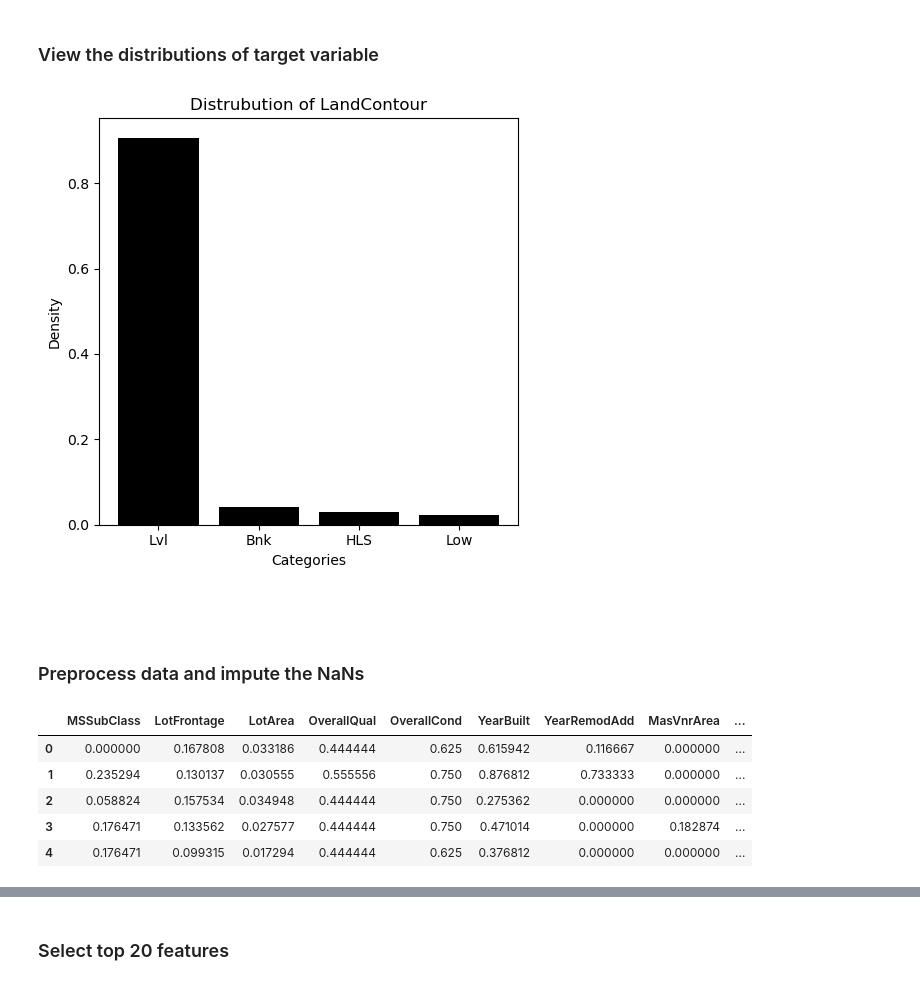
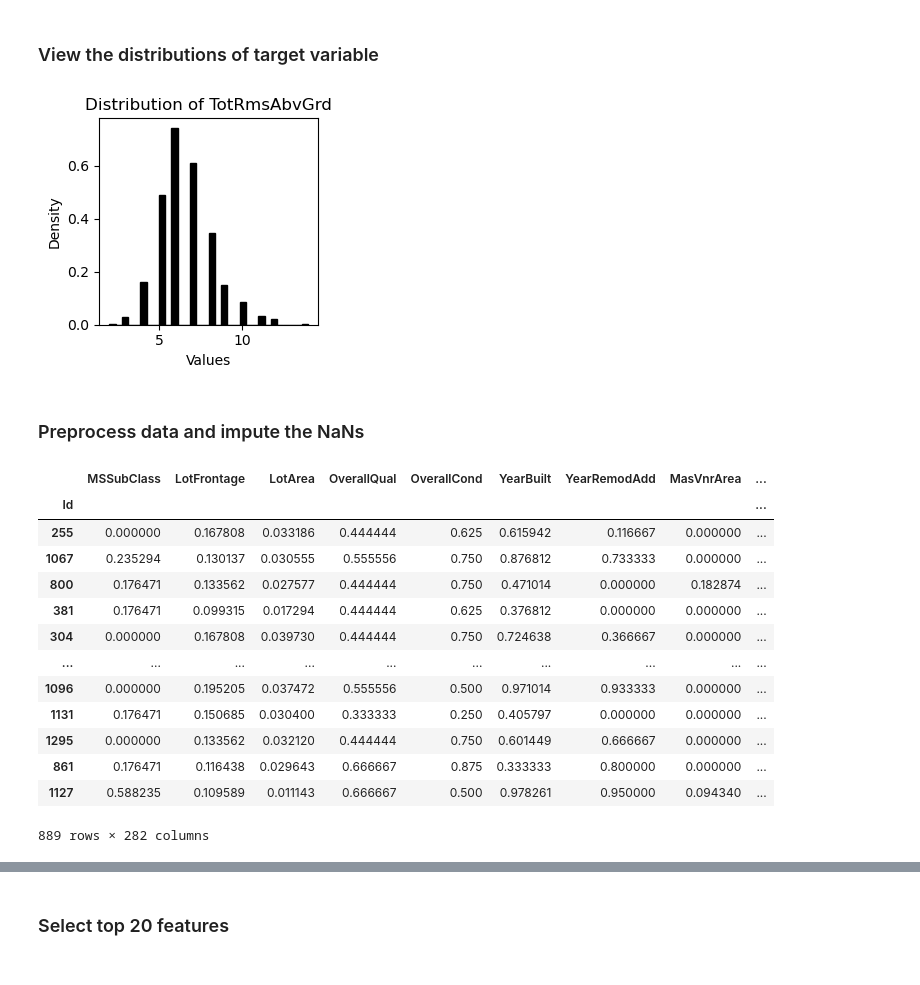
Before and after one commit to ajy25/TabularMagic, a Jupyter notebook: demo/regression_start_to_finish_demo.ipynb, the cells around one changed output, grey strips where cells are left out. Saved outputs shown, nothing was run; the diff lists cells and outputs as text; code cells hidden in the pictures.

```diff
--- a/demo/regression_start_to_finish_demo.ipynb
+++ b/demo/regression_start_to_finish_demo.ipynb
@@ -65,29 +65,35 @@ display(train_eda.continuous_summary_statistics)
 # %% [markdown]
 ### View the distributions of target variable
 # %%
-fig = train_eda['LandContour'].plot_distribution()    # create a Figure
+fig = train_eda['TotRmsAbvGrd'].plot_distribution(figsize=(3, 3))    # create a Figure
 display(fig)    # diplay the Figure
 plt.close(fig)  # close the Figure to conserve memory
 # %% [output]
-[figure, old version]
+[figure, new version]
-# %% [markdown]
-###
 # %% [markdown]
 ### Preprocess data and impute the NaNs
 # %%
 tm.reset_working_dfs()
 tm.preprocess_data(onehot_vars=tm.categorical_columns,
                    minmax_vars=tm.continuous_columns,
-                   imputation_strategy='10nn')
-tm.set_working_df_checkpoint('kevin')
-display(tm.head())
+                   imputation_strategy='drop')
+tm.set_working_df_checkpoint('preprocessed')
+display(tm.working_df_train)
 # %% [output]
 |  | MSSubClass | LotFrontage | LotArea | OverallQual | OverallCond | YearBuilt | YearRemodAdd | MasVnrArea | ... |
-| 0 | 0.000000 | 0.167808 | 0.033186 | 0.444444 | 0.625 | 0.615942 | 0.116667 | 0.000000 | ... |
-| 1 | 0.235294 | 0.130137 | 0.030555 | 0.555556 | 0.750 | 0.876812 | 0.733333 | 0.000000 | ... |
-| 2 | 0.058824 | 0.157534 | 0.034948 | 0.444444 | 0.750 | 0.275362 | 0.000000 | 0.000000 | ... |
-| 3 | 0.176471 | 0.133562 | 0.027577 | 0.444444 | 0.750 | 0.471014 | 0.000000 | 0.182874 | ... |
-| 4 | 0.176471 | 0.099315 | 0.017294 | 0.444444 | 0.625 | 0.376812 | 0.000000 | 0.000000 | ... |
+| Id |  |  |  |  |  |  |  |  | ... |
+| 255 | 0.000000 | 0.167808 | 0.033186 | 0.444444 | 0.625 | 0.615942 | 0.116667 | 0.000000 | ... |
+| 1067 | 0.235294 | 0.130137 | 0.030555 | 0.555556 | 0.750 | 0.876812 | 0.733333 | 0.000000 | ... |
+| 800 | 0.176471 | 0.133562 | 0.027577 | 0.444444 | 0.750 | 0.471014 | 0.000000 | 0.182874 | ... |
+| 381 | 0.176471 | 0.099315 | 0.017294 | 0.444444 | 0.625 | 0.376812 | 0.000000 | 0.000000 | ... |
+| 304 | 0.000000 | 0.167808 | 0.039730 | 0.444444 | 0.750 | 0.724638 | 0.366667 | 0.000000 | ... |
+| ... | ... | ... | ... | ... | ... | ... | ... | ... | ... |
+| 1096 | 0.000000 | 0.195205 | 0.037472 | 0.555556 | 0.500 | 0.971014 | 0.933333 | 0.000000 | ... |
+| 1131 | 0.176471 | 0.150685 | 0.030400 | 0.333333 | 0.250 | 0.405797 | 0.000000 | 0.000000 | ... |
+| 1295 | 0.000000 | 0.133562 | 0.032120 | 0.444444 | 0.750 | 0.601449 | 0.666667 | 0.000000 | ... |
+| 861 | 0.176471 | 0.116438 | 0.029643 | 0.666667 | 0.875 | 0.333333 | 0.800000 | 0.000000 | ... |
+| 1127 | 0.588235 | 0.109589 | 0.011143 | 0.666667 | 0.500 | 0.978261 | 0.950000 | 0.094340 | ... |
+889 rows × 282 columns
 # %%
 tm.reset_working_dfs()
 display(tm.head())
```
Also changed, not shown: parts of 13 cells of this notebook, 15 other files.
